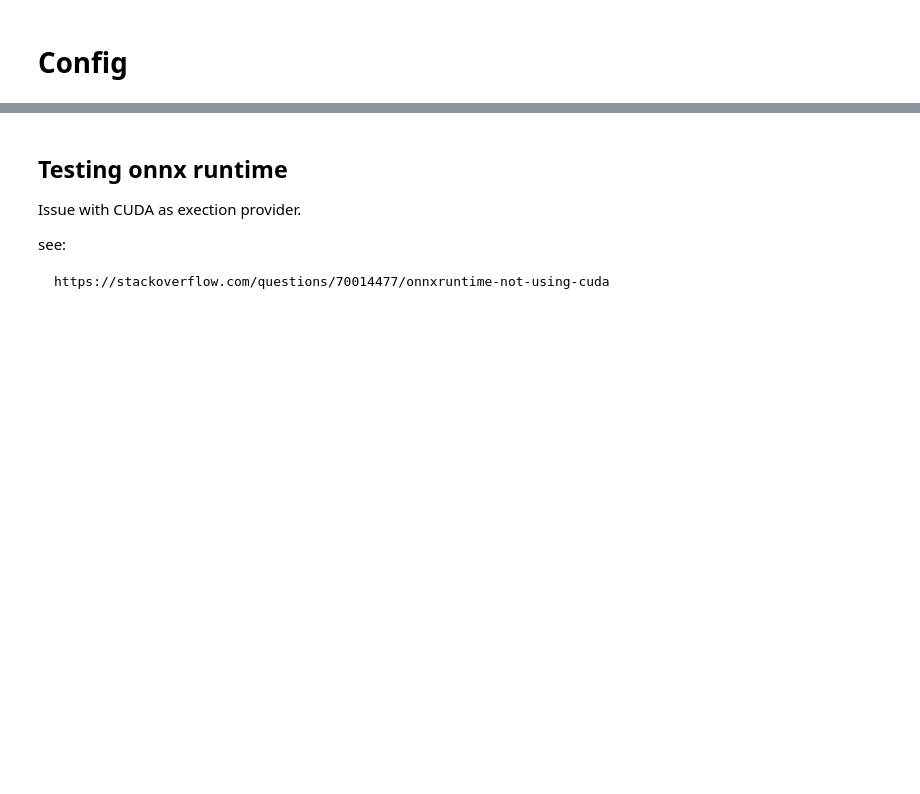
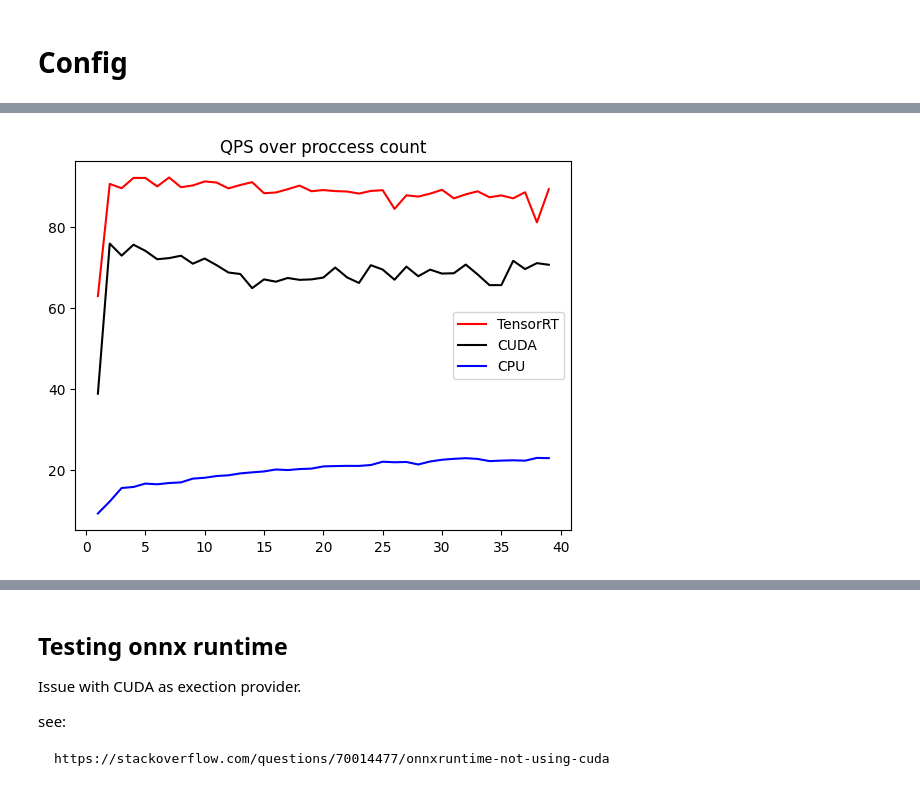
Before and after one commit to akinwilson/heed, a Jupyter notebook: notebooks/endpoint-testing.ipynb, the cells around one changed output, grey strips where cells are left out. Cells and saved outputs as stored; diff of their text form; code cells hidden in the pictures; blank space fills up the shorter version.

Commit message:
latency results

```diff
--- a/notebooks/endpoint-testing.ipynb
+++ b/notebooks/endpoint-testing.ipynb
@@ -58,0 +109,28 @@ Avg inference time: 1.4751449227333069
+# %%
+lat_result_path = [
+    "/home/akinwilson/Code/pytorch/notebooks/latency_result_TensorRT.list",
+    "/home/akinwilson/Code/pytorch/notebooks/latency_result_CUDA.list",
+    "/home/akinwilson/Code/pytorch/notebooks/latency_result_CPU.list"
+]
+import pandas as pd
+import matplotlib.pyplot as plt
+
+def get_df(path=lat_result_path[2]):
+    with open(path, "r") as f:
+        df = pd.DataFrame.from_records(json.loads(f.read()))
+    return df
+get_df()
+
+def plot_comparing(col='average_inference_time'):
+    to_plot = {p.split(".")[0].split("_")[-1]: get_df(p) for p in lat_result_path}
+
+    plt.title(f"{col} over proccess count")
+    for idx, (k,v) in enumerate(to_plot.items()):
+        cs = {0:"r", 1:"k", 2:"b"}
+        plt.plot(v.process_count.tolist(), v[col].tolist(), cs[idx], label=k) # plotting t, a separately
+        plt.legend()
+
+
+plot_comparing(col='QPS')
+# %% [output]
+[figure, added]
```
Also changed, not shown: parts of 6 cells of this notebook, 3 other files.
